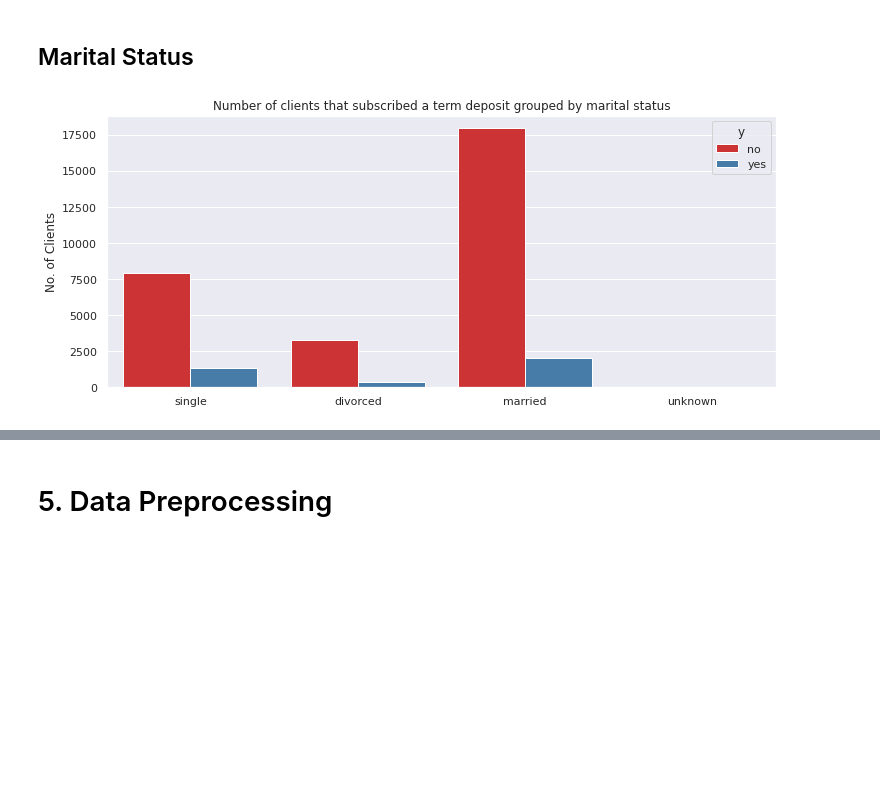
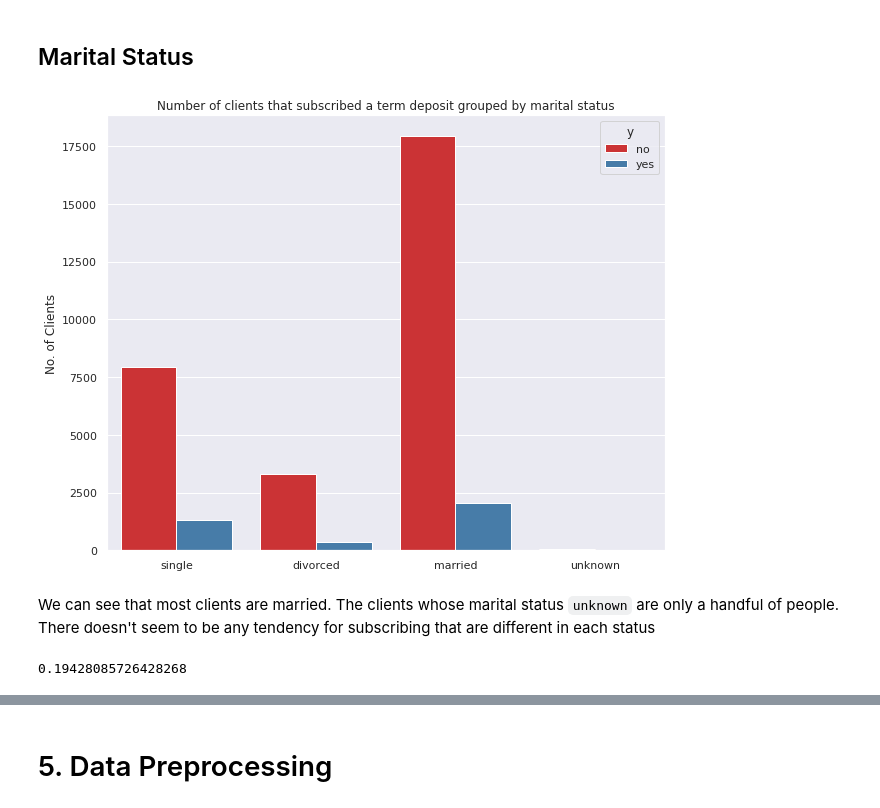
Before and after one commit to NikkiSatmaka/dendenmushi-campaign, a Jupyter notebook: h8dsft_Milestone2P1_nikki_satmaka.ipynb, the cells around one changed output, grey strips where cells are left out. Saved outputs shown, nothing was run; the diff lists cells and outputs as text; code cells hidden in the pictures; blank space fills up the shorter version.

```diff
--- a/h8dsft_Milestone2P1_nikki_satmaka.ipynb
+++ b/h8dsft_Milestone2P1_nikki_satmaka.ipynb
@@ -570,12 +525,20 @@ So we can see that it's about 4% out of the whole dataset. There's not too many
 ## Marital Status
 # %%
 # plot number of clients that subcribed a term deposit grouped by marital status
-plt.figure(figsize=(12,5))
+plt.figure(figsize=(10,8))
 sns.countplot(data=df_train, x='marital', hue='y')
 plt.title('Number of clients that subscribed a term deposit grouped by marital status')
 plt.xlabel(None)
 plt.ylabel("No. of Clients")
 
 plt.show()
 # %% [output]
-[figure, old version]
+[figure, new version]
+# %% [markdown]
+We can see that most clients are married. The clients whose marital status `unknown` are only a handful of people.\
+There doesn't seem to be any tendency for subscribing that are different in each status
+# %%
+# check the percentage of clients that have `unknown` as marital status
+df_train['marital'].value_counts()['unknown'] / df_train.shape[0] * 100
+# %% [output]
+0.19428085726428268
```
Also changed, not shown: parts of 55 cells of this notebook, 5 other files.
